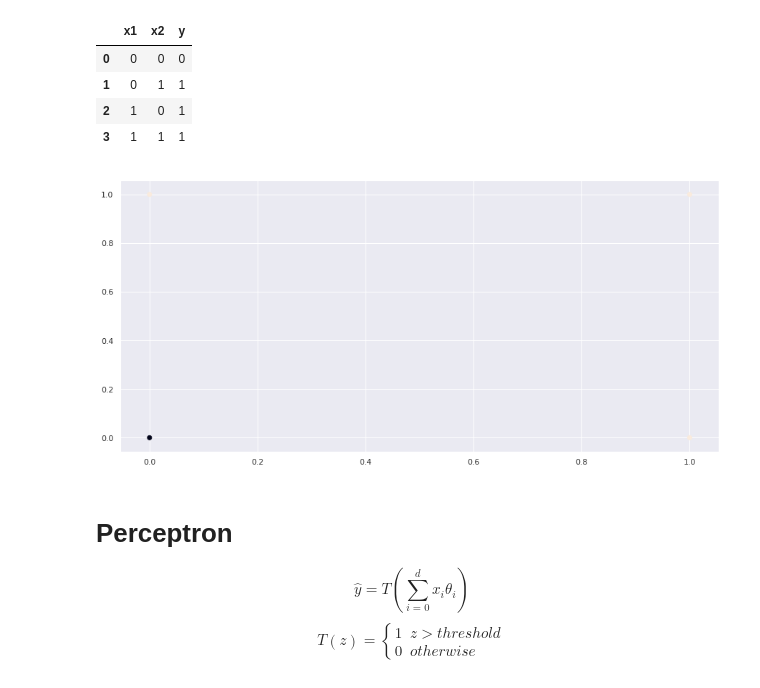
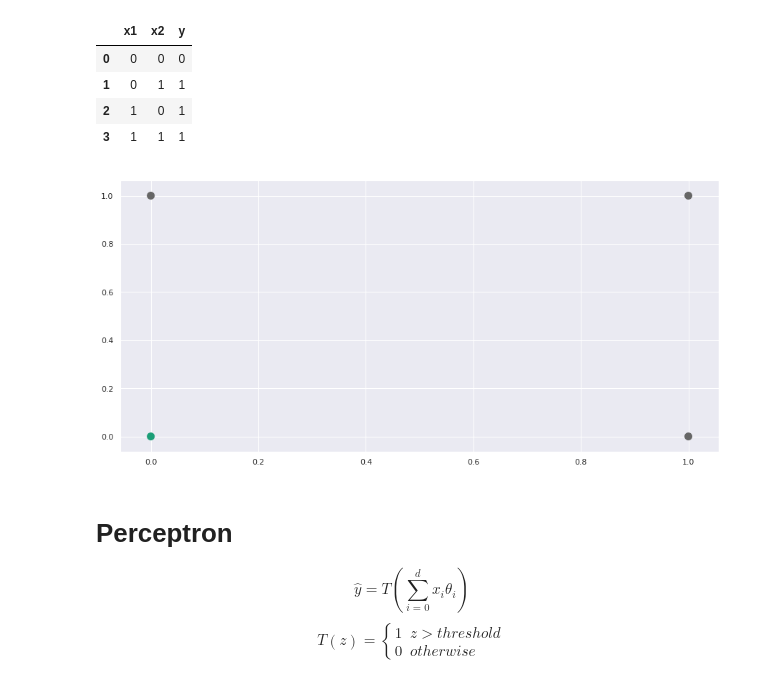
Before and after one commit to jordanott/DeepLearning, a Jupyter notebook: Notebooks/01 Introduction.ipynb, the cells around one changed output. Drawn from its saved outputs; the diff is of its cells as text; code cells hidden in the pictures.

```diff
--- a/Notebooks/01 Introduction.ipynb
+++ b/Notebooks/01 Introduction.ipynb
@@ -323,10 +442,9 @@ df.head()
 | 2 | 1 | 0 | 1 |
 | 3 | 1 | 1 | 1 |
 # %%
-plt.scatter(df['x1'],df['x2'],c=df['y'])
-plt.show()
+plt.scatter(df['x1'],df['x2'],c=df['y'],s=100,cmap='Dark2'); plt.show()
 # %% [output]
-[figure, old version]
+[figure, new version]
 # %% [markdown]
 # Perceptron
 \begin{equation}
```
Also changed, not shown: parts of 40 cells of this notebook, 9 other files.
